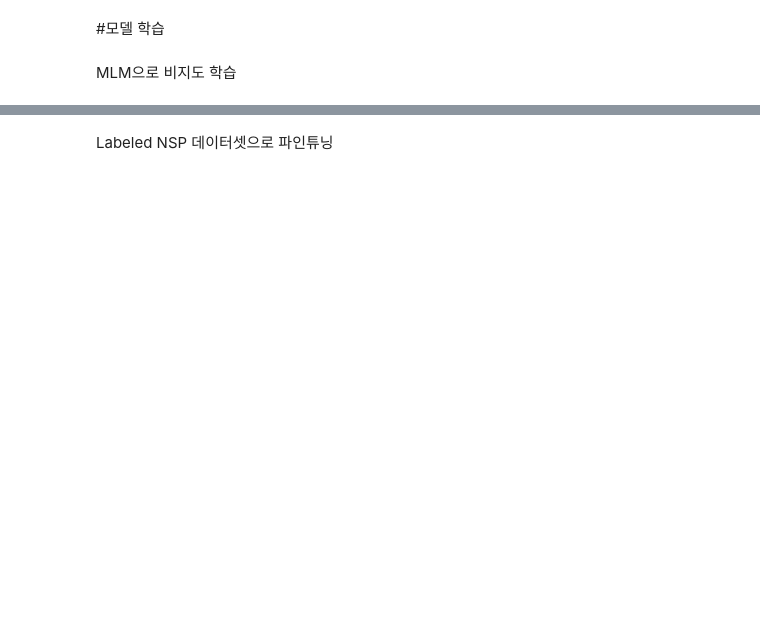
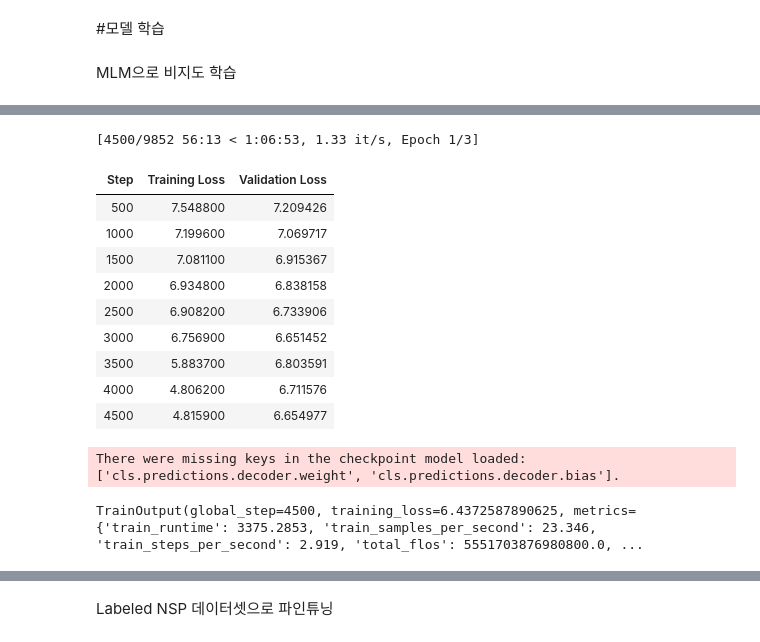
Before and after one commit to Kimhansav/everynocode_search_engine, a Jupyter notebook: BP_judge_answer_KCBERT_nsp.ipynb, the cells around one changed output, grey strips where cells are left out. Drawn from its saved outputs; the diff is of its cells as text; code cells hidden in the pictures; blank space fills up the shorter version.

```diff
--- a/BP_judge_answer_KCBERT_nsp.ipynb
+++ b/BP_judge_answer_KCBERT_nsp.ipynb
@@ -154 +243,50 @@ trainer.train()
+# %%
+#MLM을 위한 masked 데이터셋 생성(MLM에서는 stratify 적용하지 않음.)
+masked_inputs, labels = mask_input_ids(tokenized_corpus['input_ids'], tokenizer)
+pretrain_dict = {'input_ids' : masked_inputs, 'attention_mask' : tokenized_corpus['attention_mask'], 'labels' : labels}
+pretrain_dataset = Dataset.from_dict(pretrain_dict)
+pretrain_dataset = dataset.train_test_split(test_size = 0.1)
+# %%
+# 훈련 설정
+training_args = TrainingArguments(
+    output_dir = './results',
+    evaluation_strategy = 'steps',
+    eval_steps = 500,
+    save_strategy = "steps",
+    save_steps = 500,
+    num_train_epochs = 3,
+    save_total_limit = 2,
+    per_device_eval_batch_size = 8,
+    per_device_train_batch_size = 8,
+    warmup_steps = 300, #고려사항
+    weight_decay = 0.01, #고려사항
+    logging_dir = "./logs",
+    load_best_model_at_end = True
+)
+
+# 트레이너 생성
+trainer = Trainer(
+    model = model,
+    args = training_args,
+    train_dataset = pretrain_dataset['train'],
+    eval_dataset = pretrain_dataset['test'],
+    callbacks = [EarlyStoppingCallback(patience = 3)]
+)
+
+# 훈련 시작
+trainer.train()
+# %% [output]
+[4500/9852 56:13 < 1:06:53, 1.33 it/s, Epoch 1/3]
+| Step | Training Loss | Validation Loss |
+| 500 | 7.548800 | 7.209426 |
+| 1000 | 7.199600 | 7.069717 |
+| 1500 | 7.081100 | 6.915367 |
+| 2000 | 6.934800 | 6.838158 |
+| 2500 | 6.908200 | 6.733906 |
+| 3000 | 6.756900 | 6.651452 |
+| 3500 | 5.883700 | 6.803591 |
+| 4000 | 4.806200 | 6.711576 |
+| 4500 | 4.815900 | 6.654977 |
+There were missing keys in the checkpoint model loaded: ['cls.predictions.decoder.weight', 'cls.predictions.decoder.bias'].
+TrainOutput(global_step=4500, training_loss=6.4372587890625, metrics={'train_runtime': 3375.2853, 'train_samples_per_second': 23.346, 'train_steps_per_second': 2.919, 'total_flos': 5551703876980800.0, ...
 # %%
```
Also changed, not shown: parts of 41 cells of this notebook.
